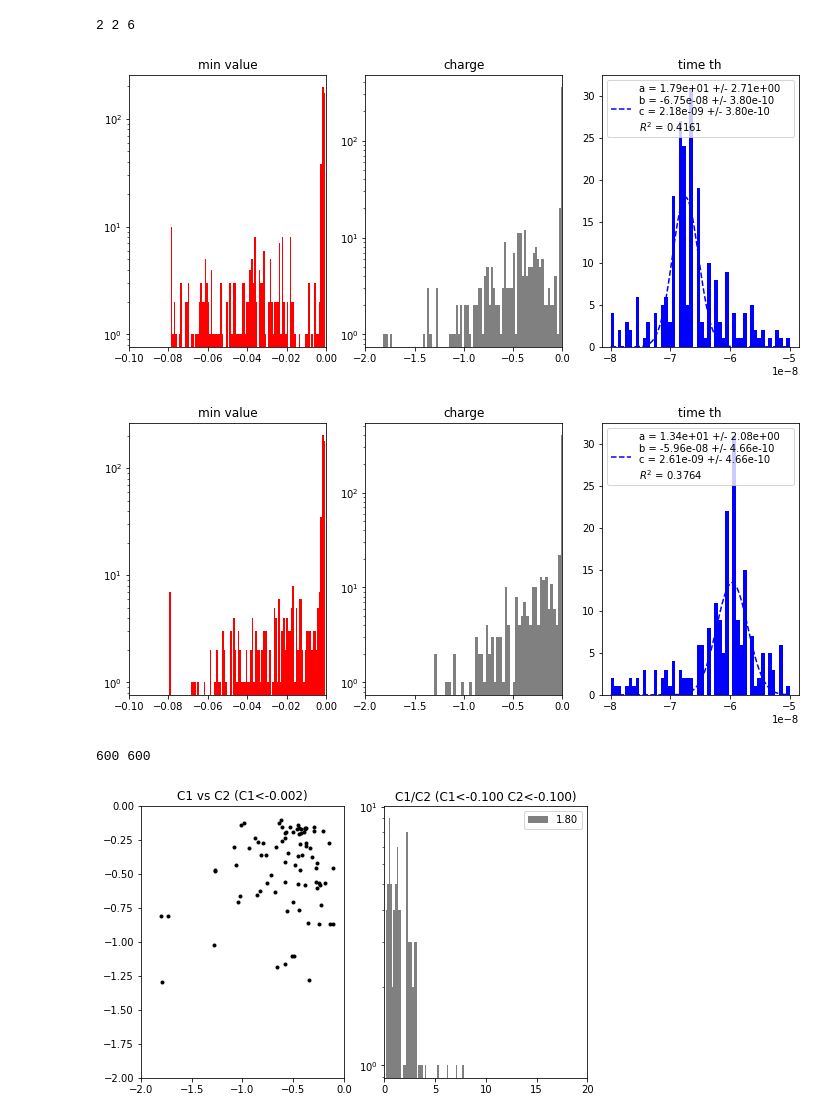
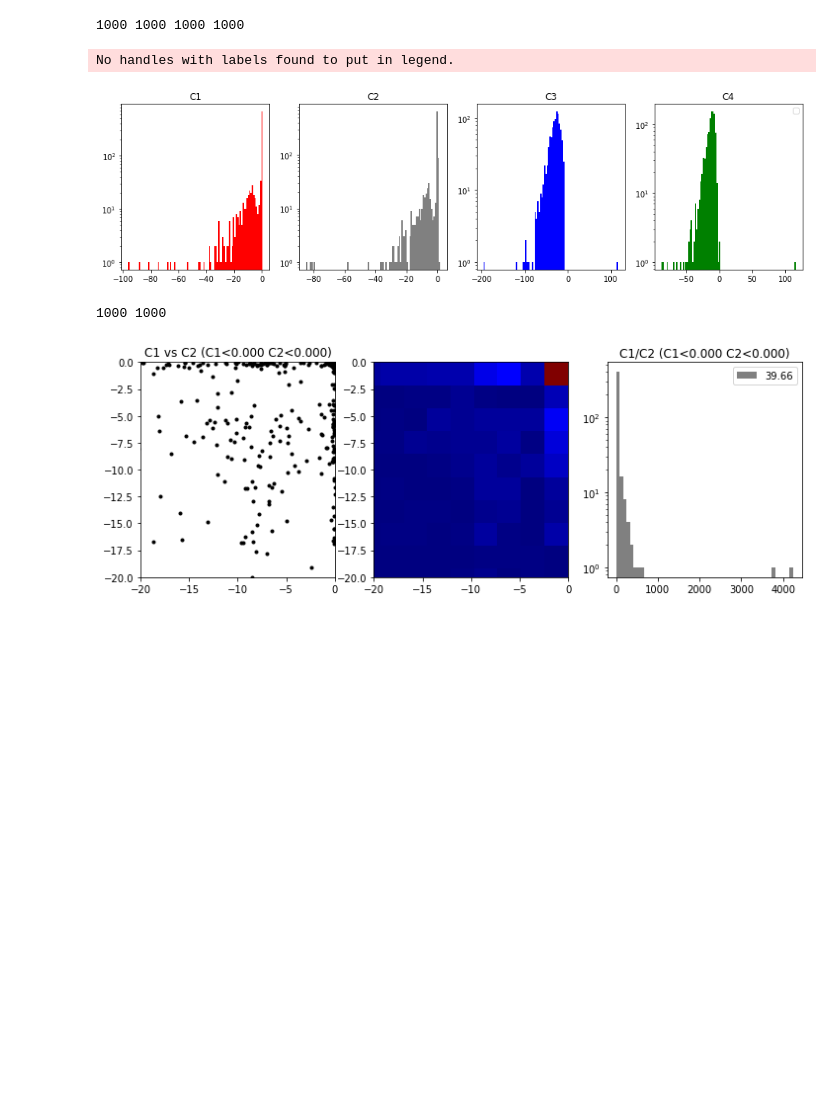
Before and after one commit to gmazzitelli/CUPID, a Jupyter notebook: WC.ipynb, the cells around one changed output. Saved outputs shown, nothing was run; the diff lists cells and outputs as text; code cells hidden in the pictures; blank space fills up the shorter version.

```diff
--- a/WC.ipynb
+++ b/WC.ipynb
@@ -316,29 +149,29 @@ plt.show()
 # %%
 path='/jupyter-workspace/cloud-storage/cygno-data/WC/'
 files_all = os.listdir(path)
-sample = 600
-where = 'center--2150'
-CFD = [f for f in files_all if 'CFD' in f]
-side = [f for f in CFD if where in f]
-C1_tr1 = [f for f in side if 'C1' in f][:sample]
-C2_tr1 = [f for f in side if 'C2' in f][:sample]
-C3_tr1 = [f for f in side if 'C3' in f][:sample]
-print(len(C1_tr1), len(C1_tr1), len(C3_tr1))
+sample =1000
+where = 'center'
+dataname = [f for f in files_all if 'V1' in f]
+side = [f for f in dataname if where in f]
+C1 = [f for f in side if 'C1' in f][:sample]
+C2 = [f for f in side if 'C2' in f][:sample]
+C3 = [f for f in side if 'C3' in f][:sample]
+C4 = [f for f in side if 'C4' in f][:sample]
+print(len(C1), len(C2), len(C3), len(C4))
 # %% [output]
-2 2 6
+1000 1000 1000 1000
 # %%
 import pandas as pd
 df = pd.DataFrame()
 # dt = pd.DataFrame()
-th = -0.0015
-under_th, min_w, int_w, min_pos_w = wave(path, C1_tr1, usamle, th = th)
+th = -0.015
+under_th, min_w, int_w, min_pos_w = wave(path, C1, usamle=0, th = th, x_cut_min = -8e-8, x_cut_max = -2e-8, )
 df['c1_under_th']=under_th
-df['c1_min']=min_w
 df['c1_int_w']=int_w
-df['c1_min_pos_w']=min_pos_w
-under_th, min_w, int_w, min_pos_w = wave(path, C2_tr1, usamle, th = th)
-df['c2_under_th']=under_th
-df['c2_min']=min_w
+under_th, min_w, int_w, min_pos_w = wave(path, C2, usamle=0, th = th, x_cut_min = -8e-8, x_cut_max = -2e-8, )
 df['c2_int_w']=int_w
-df['c2_min_pos_w']=min_pos_w
+under_th, min_w, int_w, min_pos_w = wave(path, C3, usamle=0, th = th, x_cut_min = -5e-8, x_cut_max = 1e-8)
+df['c3_int_w']=int_w
+under_th, min_w, int_w, min_pos_w = wave(path, C4, usamle=0, th = th, x_cut_min = -5e-8, x_cut_max = 1e-8)
+df['c4_int_w']=int_w
 # %%
@@ -347,13 +180,13 @@ store['df'] = df
 #store['df'] to read
 # %%
 
-outdata(df['c1_min'][:sample], df['c1_int_w'][:sample], df['c1_min_pos_w'][:sample])
-outdata(df['c2_min'][:sample], df['c2_int_w'][:sample], df['c2_min_pos_w'][:sample])
+outdata(df['c1_int_w'],df['c2_int_w'],df['c3_int_w'],df['c4_int_w'], bins=100)
+#outdata(df['c2_min'], df['c2_int_w'], df['c2_min_pos_w'], bins=100)
 # %% [output]
+No handles with labels found to put in legend.
-[figure, old version]
+[figure, new version]
-[figure, removed]
 # %%
-outdata2(df['c1_int_w'][:sample], df['c2_int_w'][:sample], th1= -0.1, th2=-0.1)
+outdata2(df['c1_int_w'], df['c2_int_w'], th1=0, th2=0)
 # %% [output]
-600 600
+1000 1000
-[figure, old version]
+[figure, new version]
```
Also changed, not shown: parts of 18 cells of this notebook.
